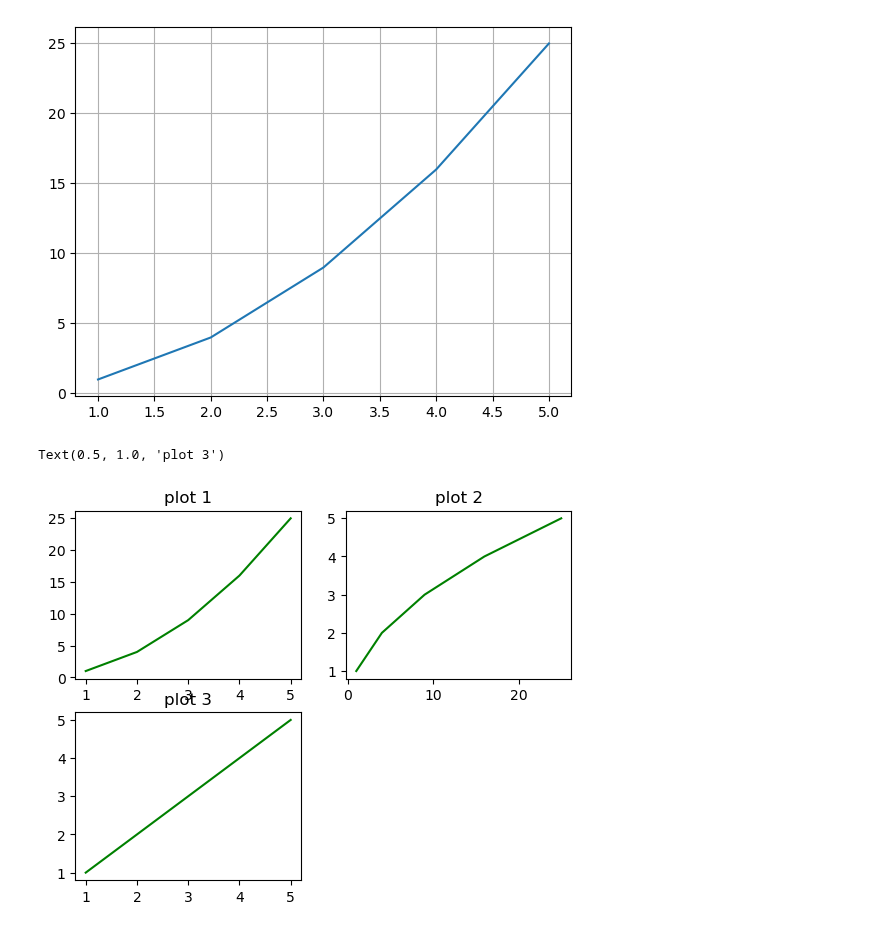
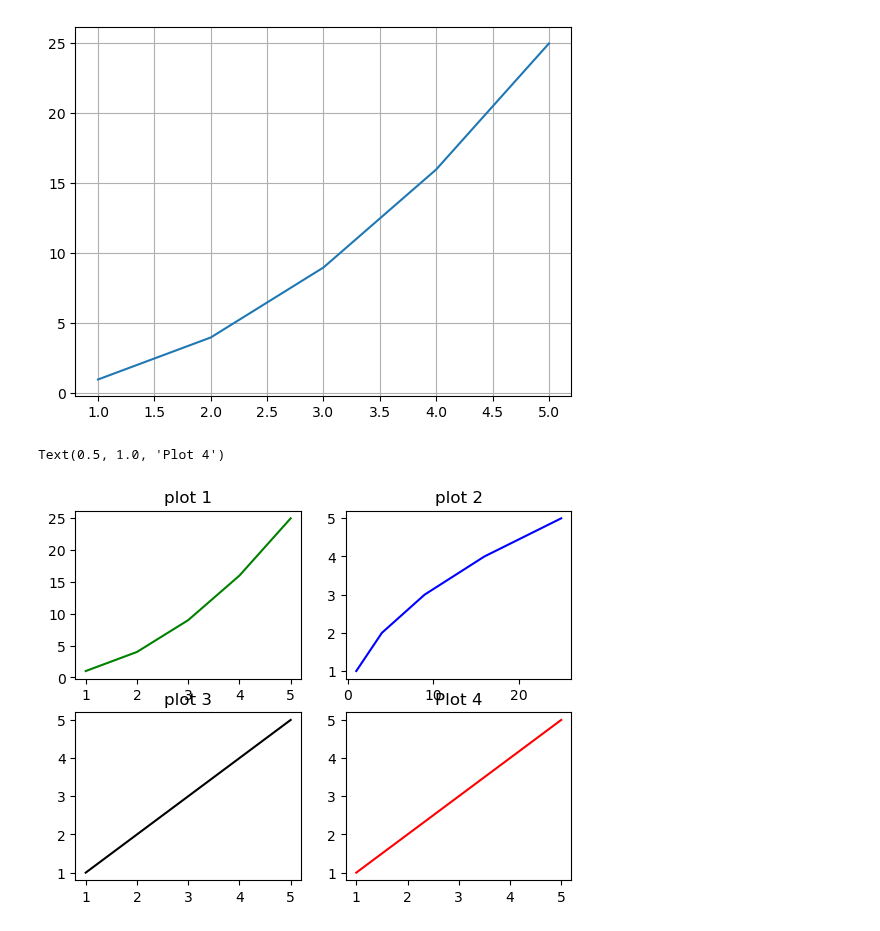
Before and after one commit to vaibhavgaikwad2/Machine-learning-course, a Jupyter notebook: 1)Notes/10-Data Analysis/Matplotlib.ipynb, the cells around one changed output. Cells and saved outputs as stored; diff of their text form; code cells hidden in the pictures.

```diff
--- a/1)Notes/10-Data Analysis/Matplotlib.ipynb
+++ b/1)Notes/10-Data Analysis/Matplotlib.ipynb
@@ -55,22 +55,27 @@ plt.grid(True)
 # %%
 # creating multiple plots
 
 x = [1,2,3,4,5]
 y1 = [1,4,9,16,25]
 y2 = [1,2,3,4,5]
 plt.Figure(figsize=(9,5))
 
 plt.subplot(2,2,1) # --> 1 row nd 1 coloumn and last parameter is for how much graphs you ploting
 plt.plot(x,y1,color='green')
 plt.title('plot 1')
 
 plt.subplot(2,2,2) # --> 1 row nd 1 coloumn
-plt.plot(y1,x,color='green')
+plt.plot(y1,x,color='blue')
 plt.title('plot 2')
 
 plt.subplot(2,2,3) # --> 1 row nd 1 coloumn
-plt.plot(x,y2,color='green')
+plt.plot(x,y2,color='black')
 plt.title('plot 3')
+
+
+plt.subplot(2,2,4)
+plt.plot(y2,x,color='red')
+plt.title('Plot 4')
 # %% [output]
-Text(0.5, 1.0, 'plot 3')
+Text(0.5, 1.0, 'Plot 4')
-[figure, old version]
+[figure, new version]
```
